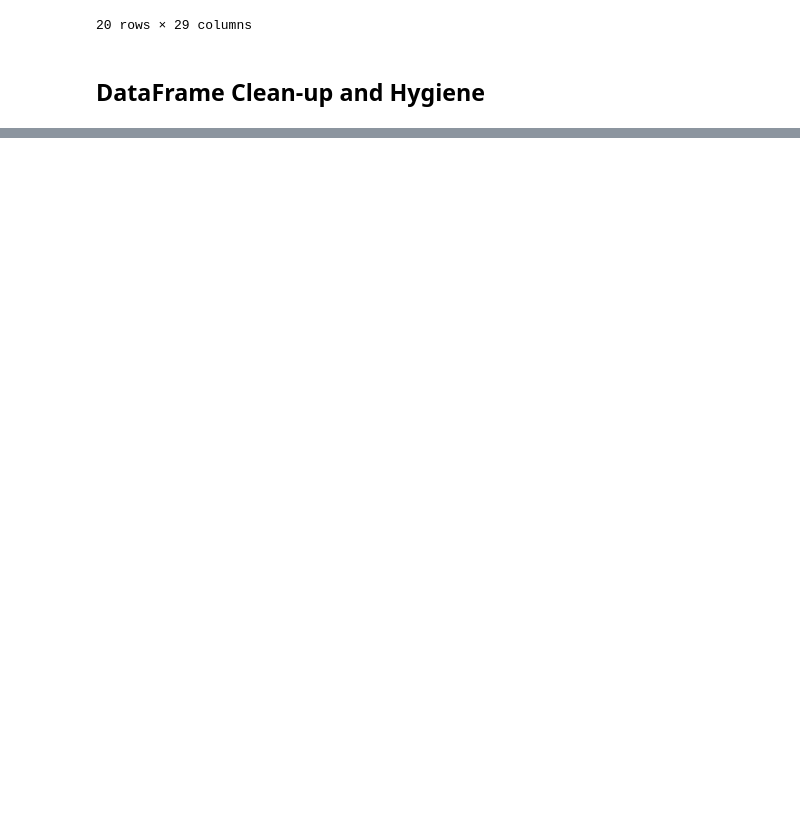
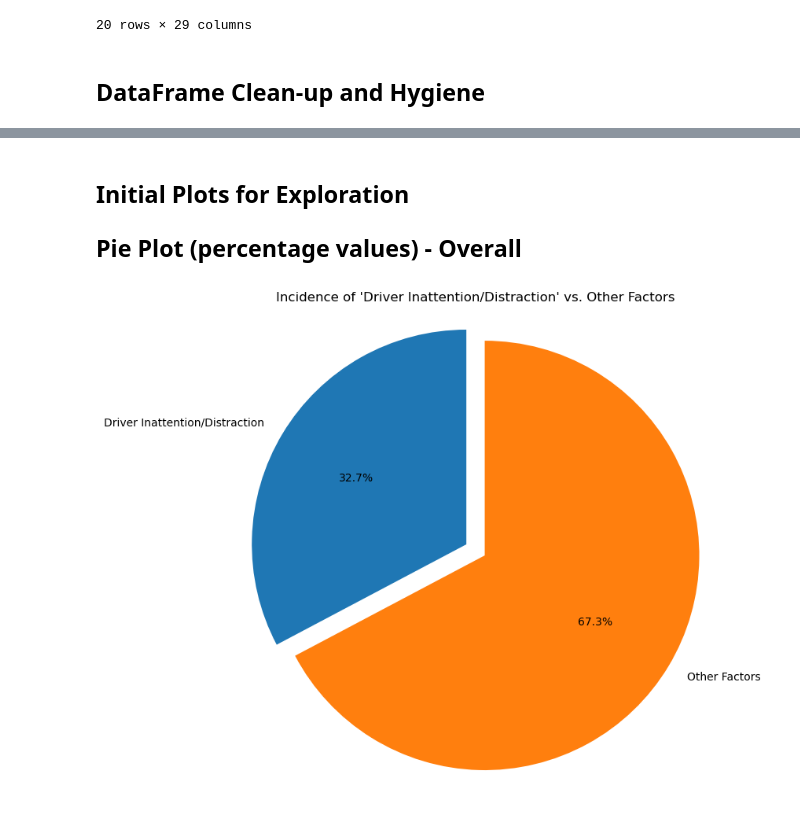
Before and after one commit to aglantzrbc/rutgers23-project-one, a Jupyter notebook: initial_python_file.ipynb, the cells around one changed output, grey strips where cells are left out. Saved outputs shown, nothing was run; the diff lists cells and outputs as text; code cells hidden in the pictures; blank space fills up the shorter version.

```diff
--- a/initial_python_file.ipynb
+++ b/initial_python_file.ipynb
@@ -118,0 +141,27 @@ filtered_df.head(20)
+# %%
+# Calculate value counts for "contributing_factor_vehicle_1"
+factor_counts = filtered_df["contributing_factor_vehicle_1"].value_counts()
+
+# Calculate percentages of total "contributing_factor_vehicle_1" volume
+factor_percentages = factor_counts / factor_counts.sum() * 100
+
+# Create the bar plot for absolute numbers
+fig, ax = plt.subplots(figsize=(10, 6))
+factor_counts.plot(kind="bar", ax=ax)
+ax.set_xlabel("Contributing Factor of the Crash")
+ax.set_ylabel("Count")
+ax.set_title("Incidence of Contributing Factors (Absolute Value)")
+
+# Display the bar plot
+plt.show()
+
+# Create the bar plot for percentages with percent signs
+fig, ax = plt.subplots(figsize=(10, 6))
+factor_percentages.plot(kind="bar", ax=ax)
+ax.set_xlabel("Contributing Factor of the Crash")
+ax.set_ylabel("Percentage of the Total")
+ax.set_title("Incidence of Contributing Factors (Percentage of the Total)")
+ax.yaxis.set_major_formatter(plt.FuncFormatter('{:.0f}%'.format))
+
+# Display the bar plot for percentages
+plt.show()
@@ -118,0 +171,23 @@ filtered_df.head(20)
+# %% [markdown]
+## Initial Plots for Exploration
+
+## Pie Plot (percentage values) - Overall
+# %%
+# Create a pie plot for "Driver Inattention/Distraction" vs. other factors
+# Prepare the data for the pie plot
+inattention_count = factor_counts["Driver Inattention/Distraction"]
+other_factors_count = factor_counts.sum() - inattention_count
+labels = ["Driver Inattention/Distraction", "Other Factors"]
+sizes = [inattention_count, other_factors_count]
+explode = [0.1, 0]  # To explode the "Driver Inattention/Distraction" slice
+
+# Create the pie plot with numbers in percentages
+fig, ax = plt.subplots(figsize=(8, 8))
+ax.pie(sizes, labels=labels, explode=explode, autopct='%1.1f%%', startangle=90)
+ax.axis('equal')  # Equal aspect ratio ensures a circular pie
+ax.set_title("Incidence of 'Driver Inattention/Distraction' vs. Other Factors")
+
+# Display the pie plot
+plt.show()
+# %% [output]
+[figure, added]
```
Also changed, not shown: parts of 5 cells of this notebook, 1 other file.
